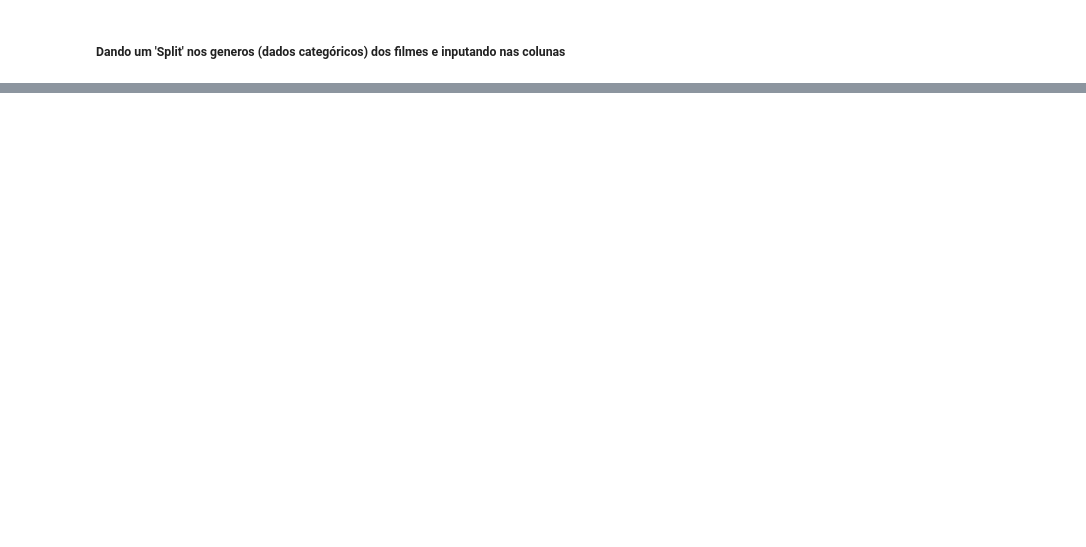
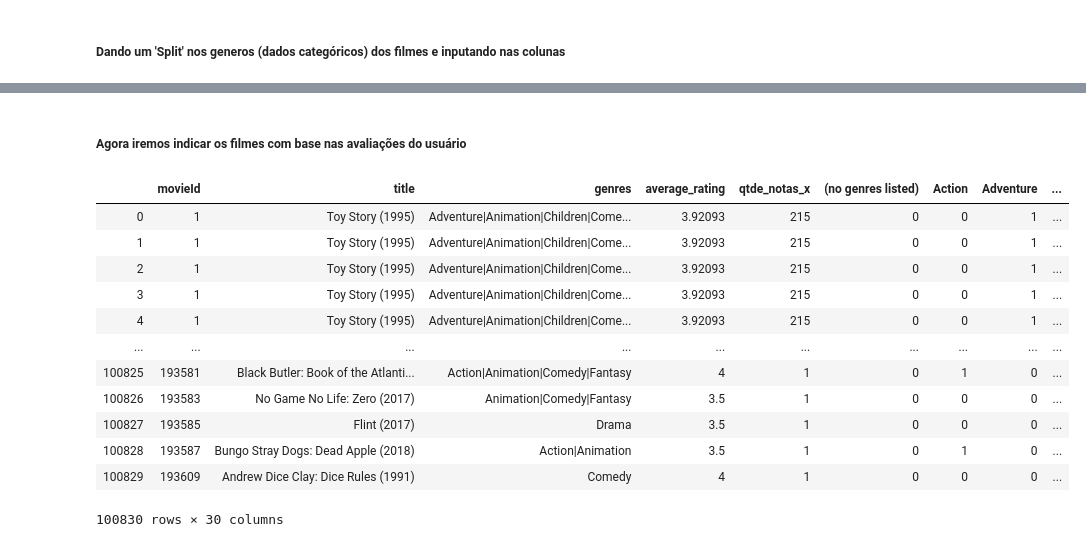
Before and after one commit to fernandoCanuto/ML_Project, a Jupyter notebook: ML_Project.ipynb, the cells around one changed output, grey strips where cells are left out. Saved outputs shown, nothing was run; the diff lists cells and outputs as text; code cells hidden in the pictures; blank space fills up the shorter version.

```diff
--- a/ML_Project.ipynb
+++ b/ML_Project.ipynb
@@ -282,0 +410,2 @@ filmes
+# %%
+filmes["group"] = group
@@ -282,0 +469,19 @@ filmes
+# %% [markdown]
+##### Agora iremos indicar os filmes com base nas avaliações do usuário
+# %%
+filmes2 = filmes.merge(notas, on='movieId')
+filmes2
+# %% [output]
+|  | movieId | title | genres | average_rating | qtde_notas_x | (no genres listed) | Action | Adventure | ... |
+| 0 | 1 | Toy Story (1995) | Adventure|Animation|Children|Come... | 3.92093 | 215 | 0 | 0 | 1 | ... |
+| 1 | 1 | Toy Story (1995) | Adventure|Animation|Children|Come... | 3.92093 | 215 | 0 | 0 | 1 | ... |
+| 2 | 1 | Toy Story (1995) | Adventure|Animation|Children|Come... | 3.92093 | 215 | 0 | 0 | 1 | ... |
+| 3 | 1 | Toy Story (1995) | Adventure|Animation|Children|Come... | 3.92093 | 215 | 0 | 0 | 1 | ... |
+| 4 | 1 | Toy Story (1995) | Adventure|Animation|Children|Come... | 3.92093 | 215 | 0 | 0 | 1 | ... |
+| ... | ... | ... | ... | ... | ... | ... | ... | ... | ... |
+| 100825 | 193581 | Black Butler: Book of the Atlanti... | Action|Animation|Comedy|Fantasy | 4 | 1 | 0 | 1 | 0 | ... |
+| 100826 | 193583 | No Game No Life: Zero (2017) | Animation|Comedy|Fantasy | 3.5 | 1 | 0 | 0 | 0 | ... |
+| 100827 | 193585 | Flint (2017) | Drama | 3.5 | 1 | 0 | 0 | 0 | ... |
+| 100828 | 193587 | Bungo Stray Dogs: Dead Apple (2018) | Action|Animation | 3.5 | 1 | 0 | 1 | 0 | ... |
+| 100829 | 193609 | Andrew Dice Clay: Dice Rules (1991) | Comedy | 4 | 1 | 0 | 0 | 0 | ... |
+100830 rows × 30 columns
```
Also changed, not shown: parts of 50 cells of this notebook.
